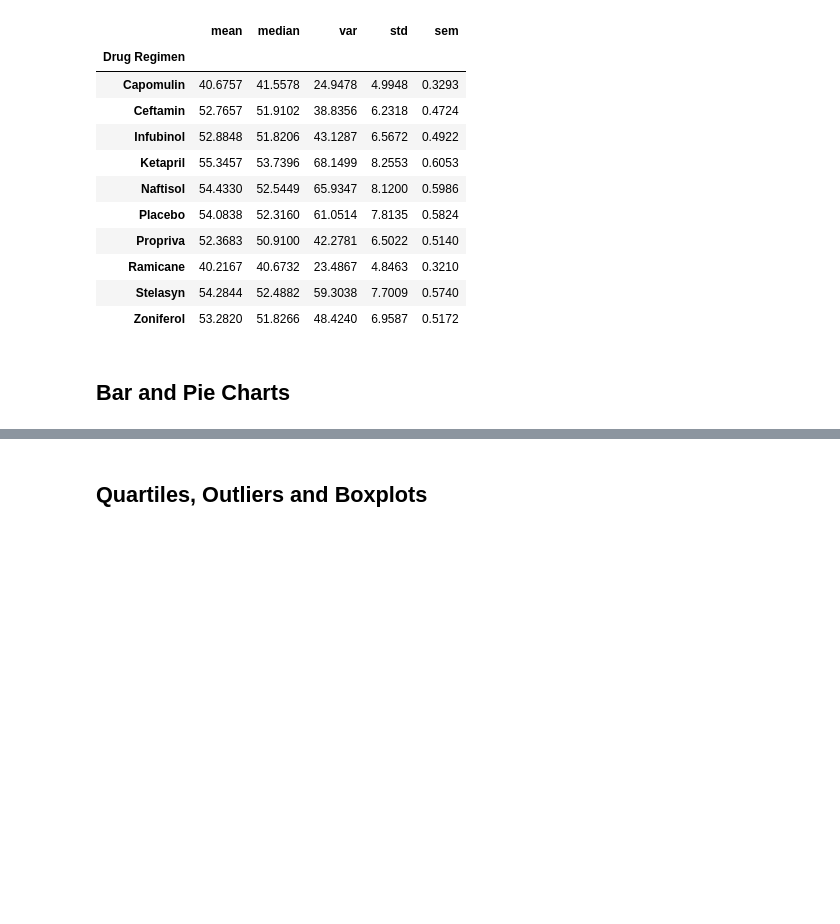
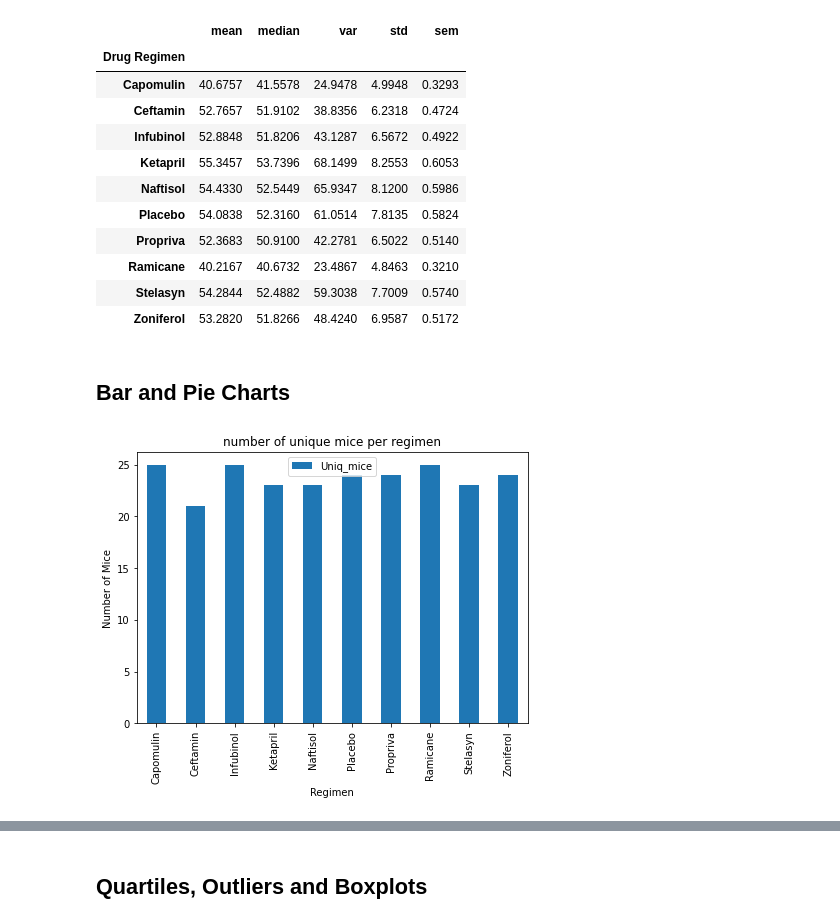
Before and after one commit to da-jam/matplotlib_challenge, a Jupyter notebook: Pymaceuticals/pymaceuticals_starter.ipynb, the cells around one changed output, grey strips where cells are left out. Cells and saved outputs as stored; diff of their text form; code cells hidden in the pictures; blank space fills up the shorter version.

Commit message:
chart

```diff
--- a/Pymaceuticals/pymaceuticals_starter.ipynb
+++ b/Pymaceuticals/pymaceuticals_starter.ipynb
@@ -215,6 +215,15 @@ summary_tumor_agg
 ## Bar and Pie Charts
 # %%
 # Generate a bar plot showing the total number of unique mice tested on each drug regimen using pandas.
+drug_reg_uniq_mice = drug_regimen_groupby["Mouse ID"].nunique().tolist()
+drug_reg_uniq_mice_df = pd.DataFrame({"Uniq_mice":drug_reg_uniq_mice},
+                                     index=list_of_drug_reg)
+#drug_reg_uniq_mice_df
+plot = drug_reg_uniq_mice_df.plot.bar(y="Uniq_mice", figsize=(7, 5), title="number of unique mice per regimen",
+                                    xlabel="Regimen", ylabel="Number of Mice")
+#plt.legend(bbox_to_anchor=(1.0, 1.0))
+# %% [output]
+[figure, added]
 # %%
 # Generate a bar plot showing the total number of unique mice tested on each drug regimen using pyplot.
 # %%
```
Also changed, not shown: parts of 5 cells of this notebook.
